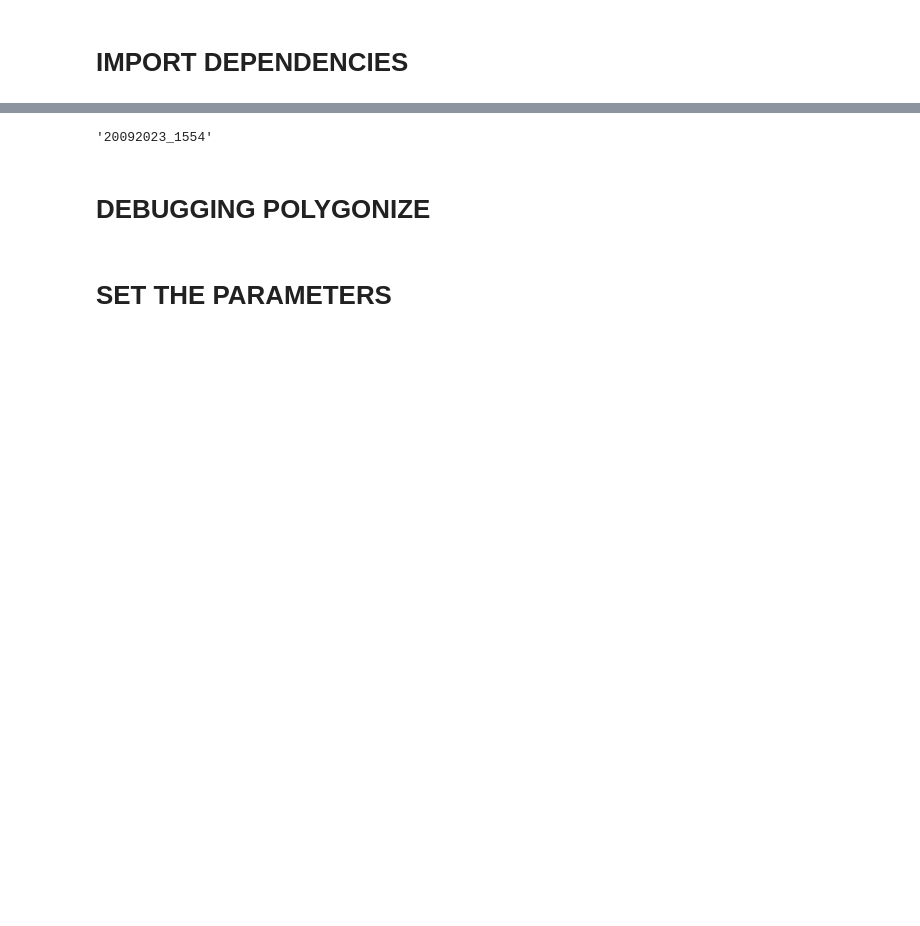
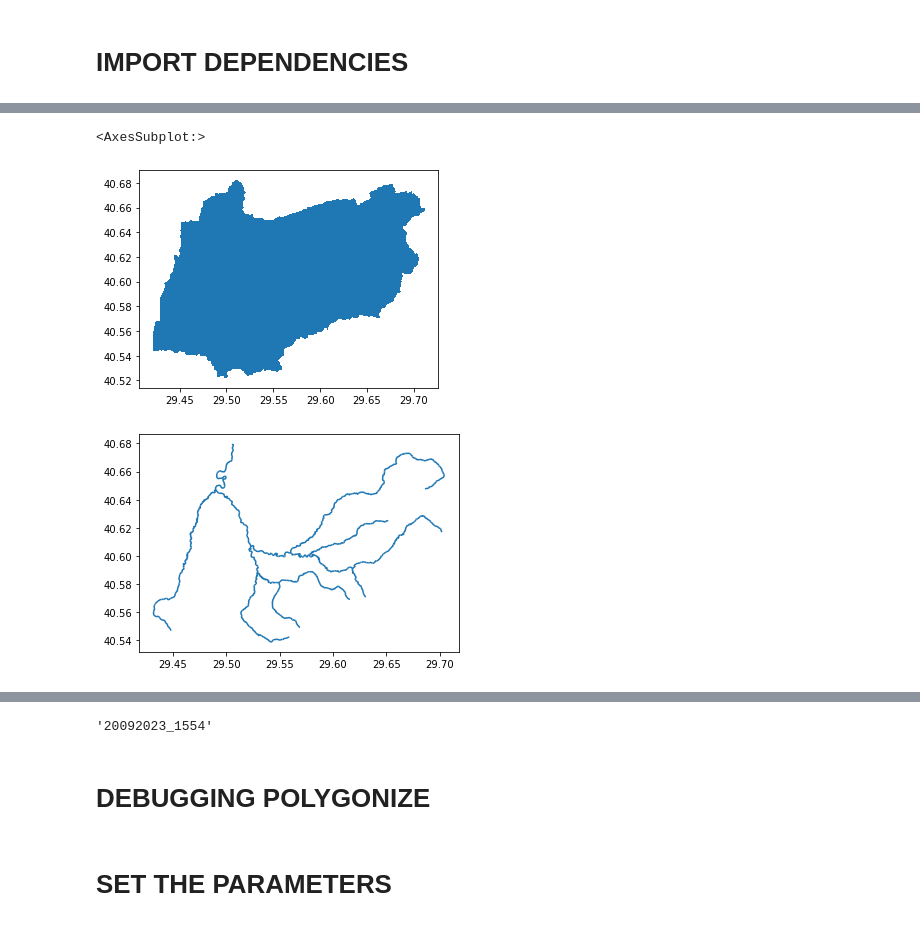
Before and after one commit to gurbuzf/dsi_watershed_delineation, a Jupyter notebook: notebook/nb_example.ipynb, the cells around one changed output, grey strips where cells are left out. Drawn from its saved outputs; the diff is of its cells as text; code cells hidden in the pictures; blank space fills up the shorter version.

```diff
--- a/notebook/nb_example.ipynb
+++ b/notebook/nb_example.ipynb
@@ -27,0 +99,7 @@ from configuration import OUTLETS, WATERSHEDS, MODE, FLOW_ACCUMULATION, DRAINAGE
+# %%
+subbasin.plot()
+river.plot()
+# %% [output]
+<AxesSubplot:>
+[figure, added]
+[figure, added]
```
Also changed, not shown: parts of 17 cells of this notebook, 6 other files.
